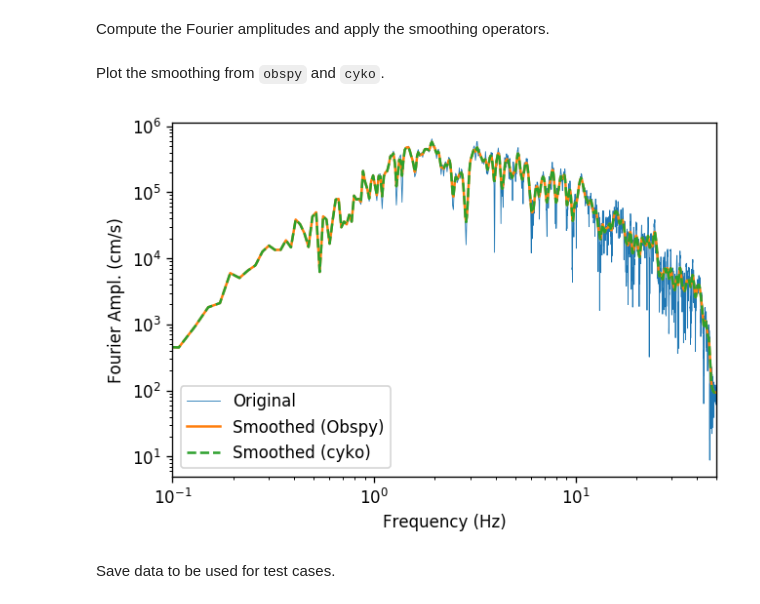
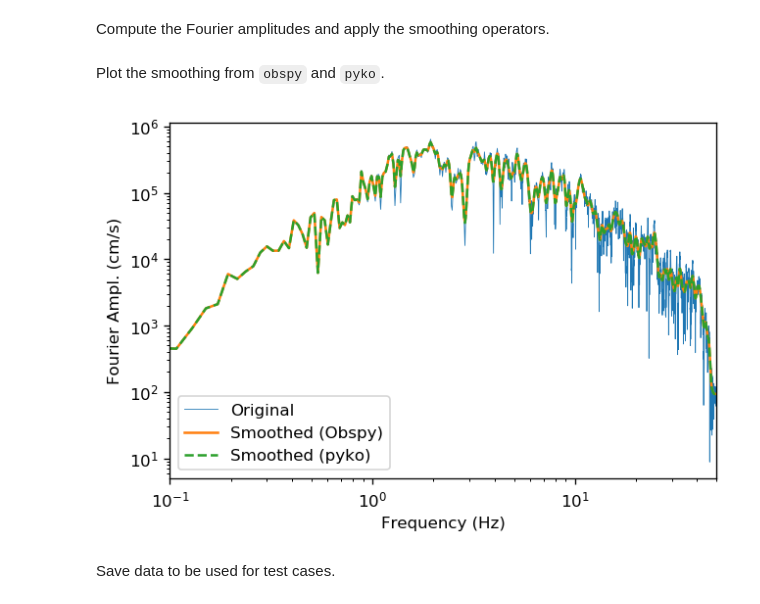
Before and after one commit to arkottke/pykooh, a Jupyter notebook: example.ipynb, the cells around one changed output. Drawn from its saved outputs; the diff is of its cells as text; code cells hidden in the pictures.

```diff
--- a/example.ipynb
+++ b/example.ipynb
@@ -34,22 +34,22 @@ ko_freqs = ko_freqs[(freqs[0] < ko_freqs) & (ko_freqs < freqs[-1])]
 b = 188.5
 ko_amps = konno_ohmachi_smoothing(fourier_amps, freqs, b, normalize=True)
 # %%
-cyko_amps = cyko.smooth(freqs, freqs, fourier_amps, b)
+pyko_amps = pyko.smooth(freqs, freqs, fourier_amps, b)
 # %% [markdown]
-Plot the smoothing from `obspy` and `cyko`.
+Plot the smoothing from `obspy` and `pyko`.
 # %%
 fig, ax = plt.subplots()
 ax.plot(freqs, fourier_amps, label='Original', linewidth=0.5)
 ax.plot(freqs, ko_amps, label='Smoothed (Obspy)')
-ax.plot(freqs, cyko_amps, label='Smoothed (cyko)', linestyle='--')
+ax.plot(freqs, pyko_amps, label='Smoothed (pyko)', linestyle='--')
 ax.set(
     xlabel='Frequency (Hz)', xscale='log', xlim=(0.1, 50),
     ylabel='Fourier Ampl. (cm/s)', yscale='log'
 )
 ax.legend()
 fig;
 # %% [output]
-[figure, old version]
+[figure, new version]
 # %% [markdown]
 Save data to be used for test cases.
 # %%
```
Also changed, not shown: parts of 5 cells of this notebook, 16 other files.
